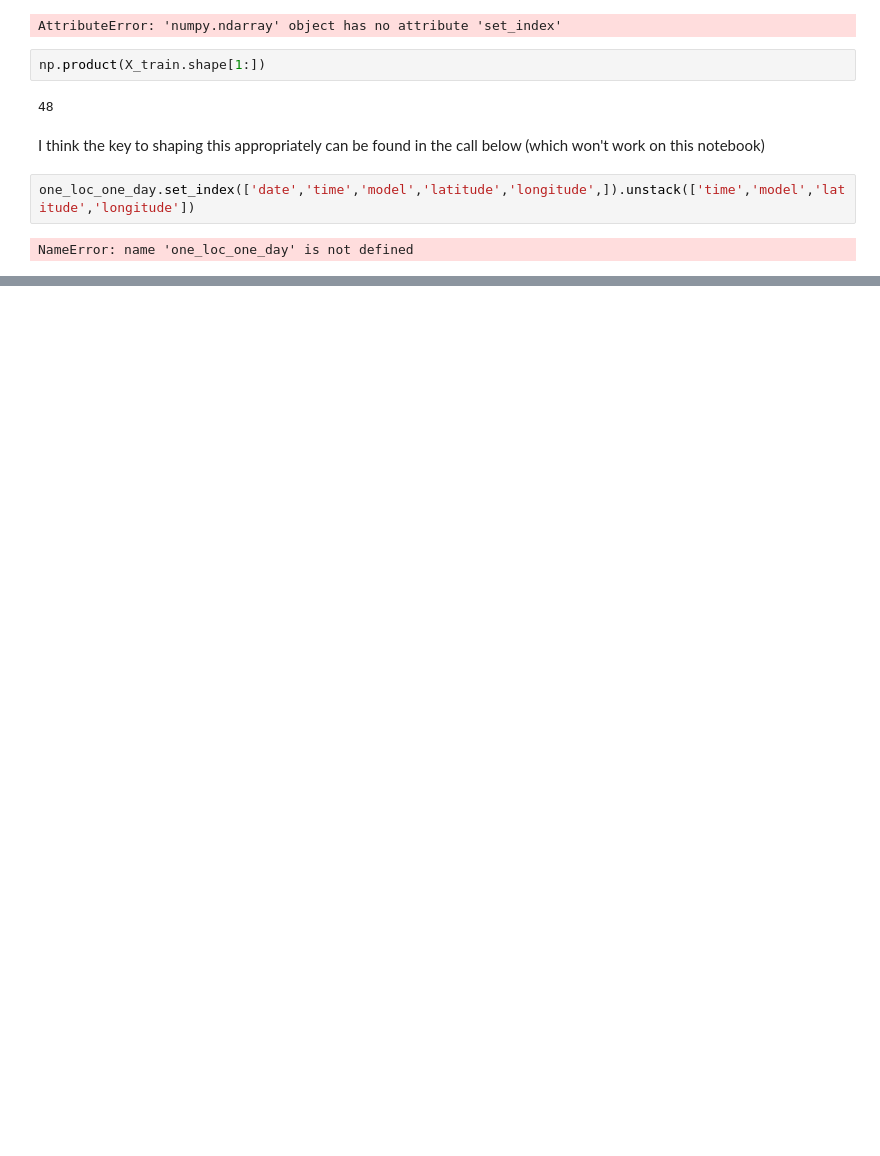
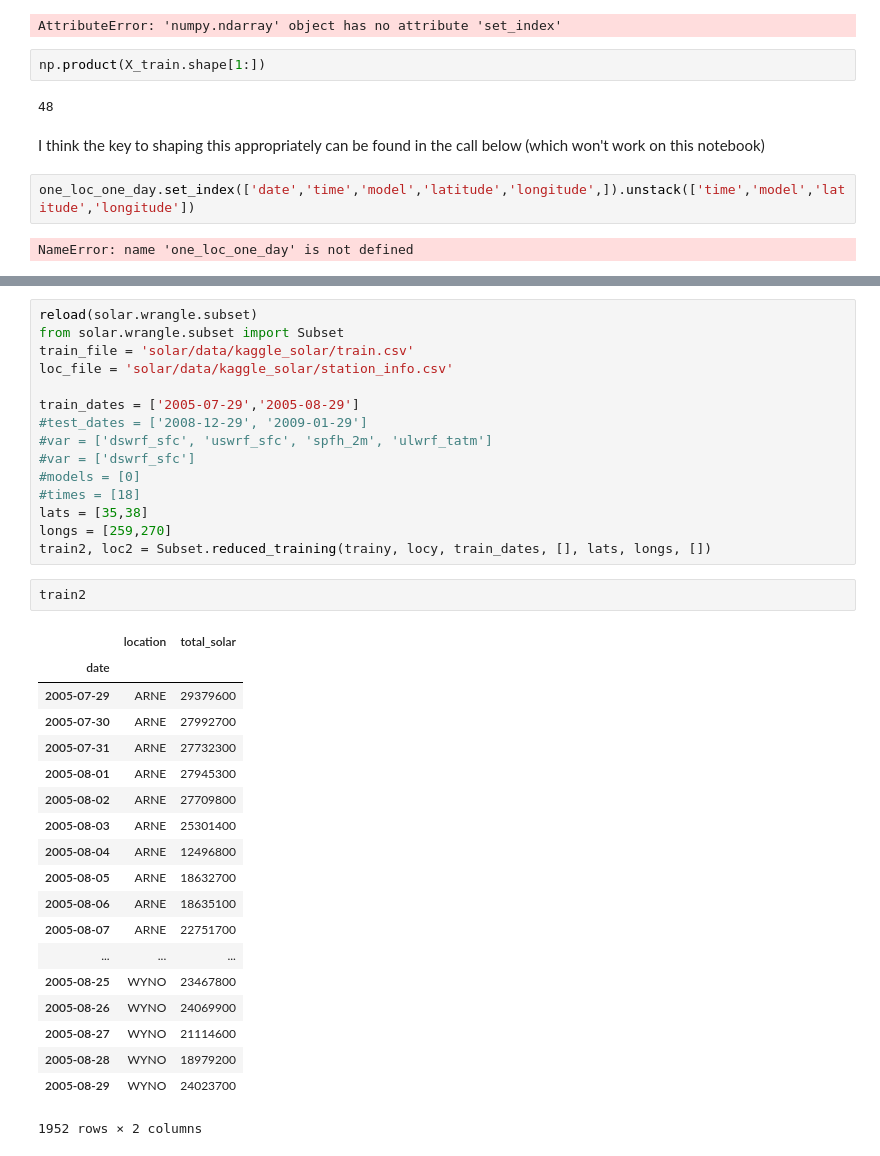
Before and after one commit to joelmpiper/solar_energy_prediction, a Jupyter notebook: notebooks/TestExtractionFunction.ipynb, the cells around one changed output, grey strips where cells are left out. Saved outputs shown, nothing was run; the diff lists cells and outputs as text; blank space fills up the shorter version.

```diff
--- a/notebooks/TestExtractionFunction.ipynb
+++ b/notebooks/TestExtractionFunction.ipynb
@@ -430,0 +484,37 @@ NameError: name 'one_loc_one_day' is not defined
+# %%
+reload(solar.wrangle.subset)
+from solar.wrangle.subset import Subset
+train_file = 'solar/data/kaggle_solar/train.csv'
+loc_file = 'solar/data/kaggle_solar/station_info.csv'
+
+train_dates = ['2005-07-29','2005-08-29']
+#test_dates = ['2008-12-29', '2009-01-29']
+#var = ['dswrf_sfc', 'uswrf_sfc', 'spfh_2m', 'ulwrf_tatm']
+#var = ['dswrf_sfc']
+#models = [0]
+#times = [18]
+lats = [35,38]
+longs = [259,270]
+train2, loc2 = Subset.reduced_training(trainy, locy, train_dates, [], lats, longs, [])
+# %%
+train2
+# %% [output]
+|  | location | total_solar |
+| date |  |  |
+| 2005-07-29 | ARNE | 29379600 |
+| 2005-07-30 | ARNE | 27992700 |
+| 2005-07-31 | ARNE | 27732300 |
+| 2005-08-01 | ARNE | 27945300 |
+| 2005-08-02 | ARNE | 27709800 |
+| 2005-08-03 | ARNE | 25301400 |
+| 2005-08-04 | ARNE | 12496800 |
+| 2005-08-05 | ARNE | 18632700 |
+| 2005-08-06 | ARNE | 18635100 |
+| 2005-08-07 | ARNE | 22751700 |
+| ... | ... | ... |
+| 2005-08-25 | WYNO | 23467800 |
+| 2005-08-26 | WYNO | 24069900 |
+| 2005-08-27 | WYNO | 21114600 |
+| 2005-08-28 | WYNO | 18979200 |
+| 2005-08-29 | WYNO | 24023700 |
+1952 rows × 2 columns
```
Also changed, not shown: parts of 18 cells of this notebook, 8 other files.
